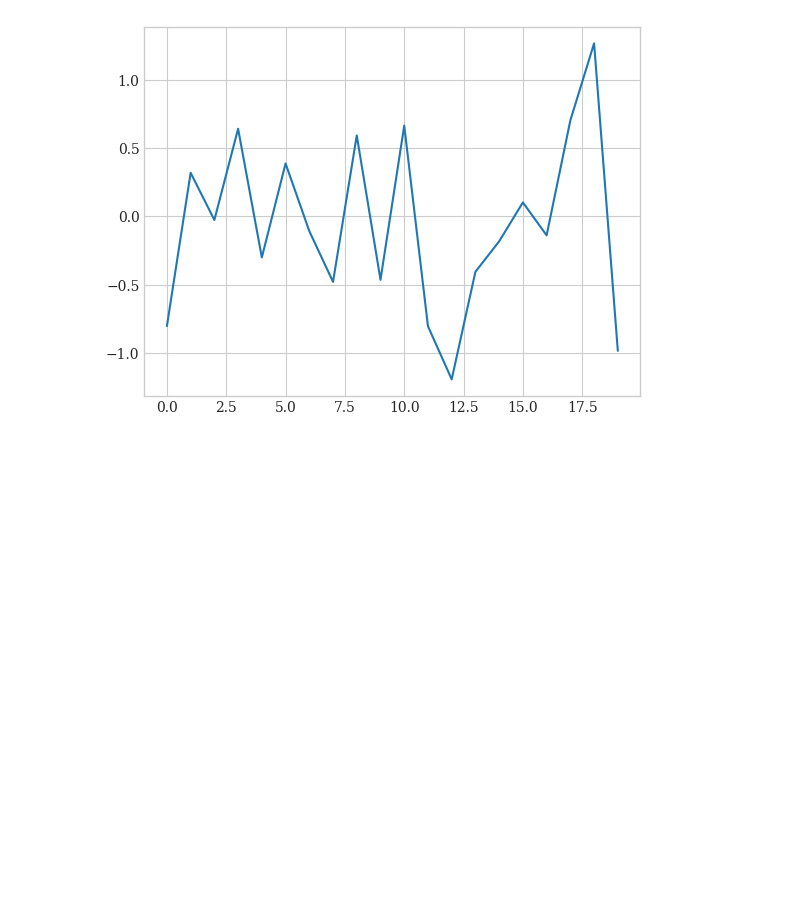
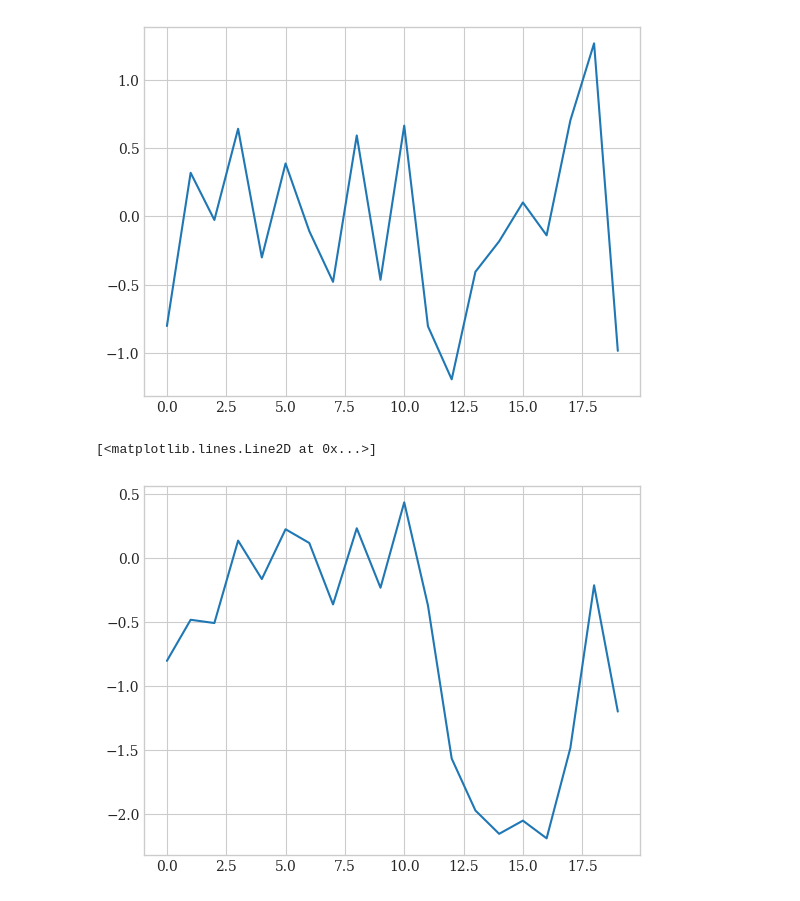
Before and after one commit to grojas123/PythonForFinanceMasteringDataDrivenFinance, a Jupyter notebook: DataVisualization/2dPloting.ipynb, the cells around one changed output. Cells and saved outputs as stored; diff of their text form; code cells hidden in the pictures; blank space fills up the shorter version.

```diff
--- a/DataVisualization/2dPloting.ipynb
+++ b/DataVisualization/2dPloting.ipynb
@@ -29,3 +29,8 @@ plt.plot(y)
 # %% [output]
 [<matplotlib.lines.Line2D at 0x...>]
 [figure]
+# %%
+plt.plot(y.cumsum())
+# %% [output]
+[<matplotlib.lines.Line2D at 0x...>]
+[figure, added]
```
Also changed, not shown: parts of 14 cells of this notebook.
